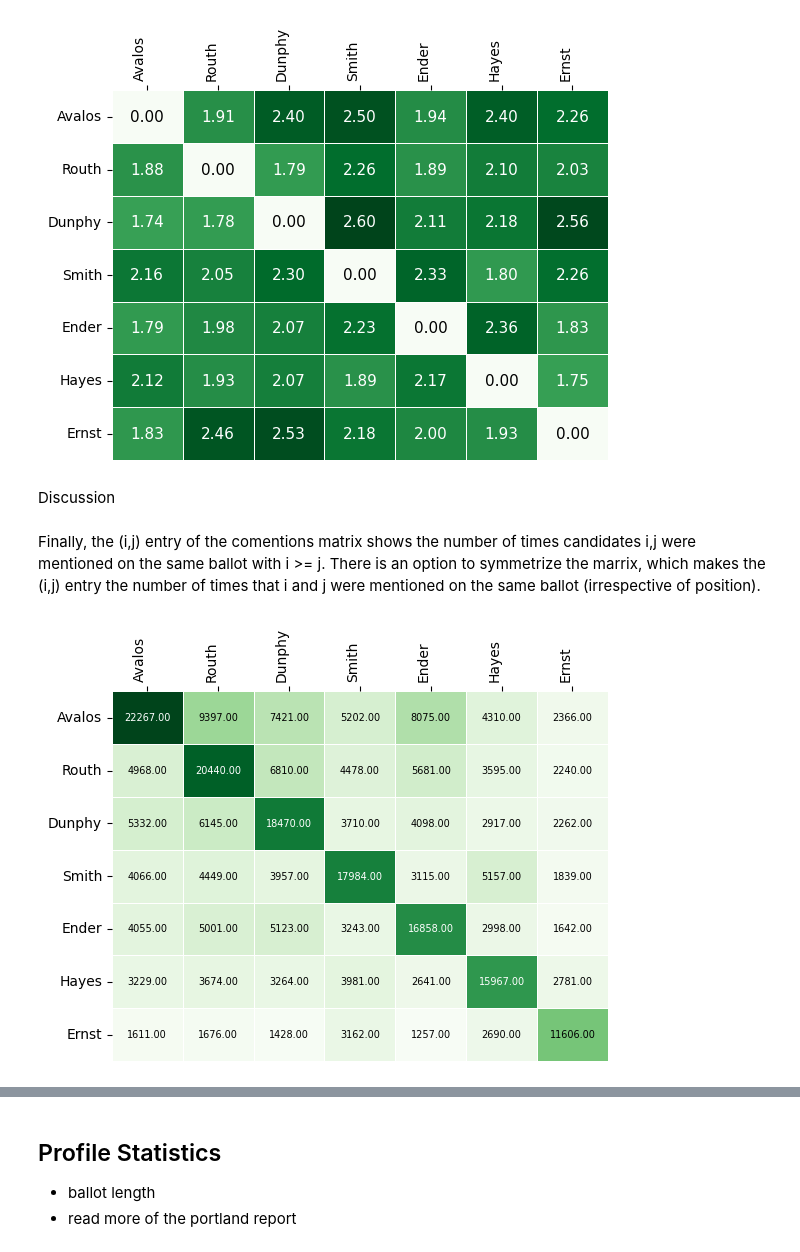
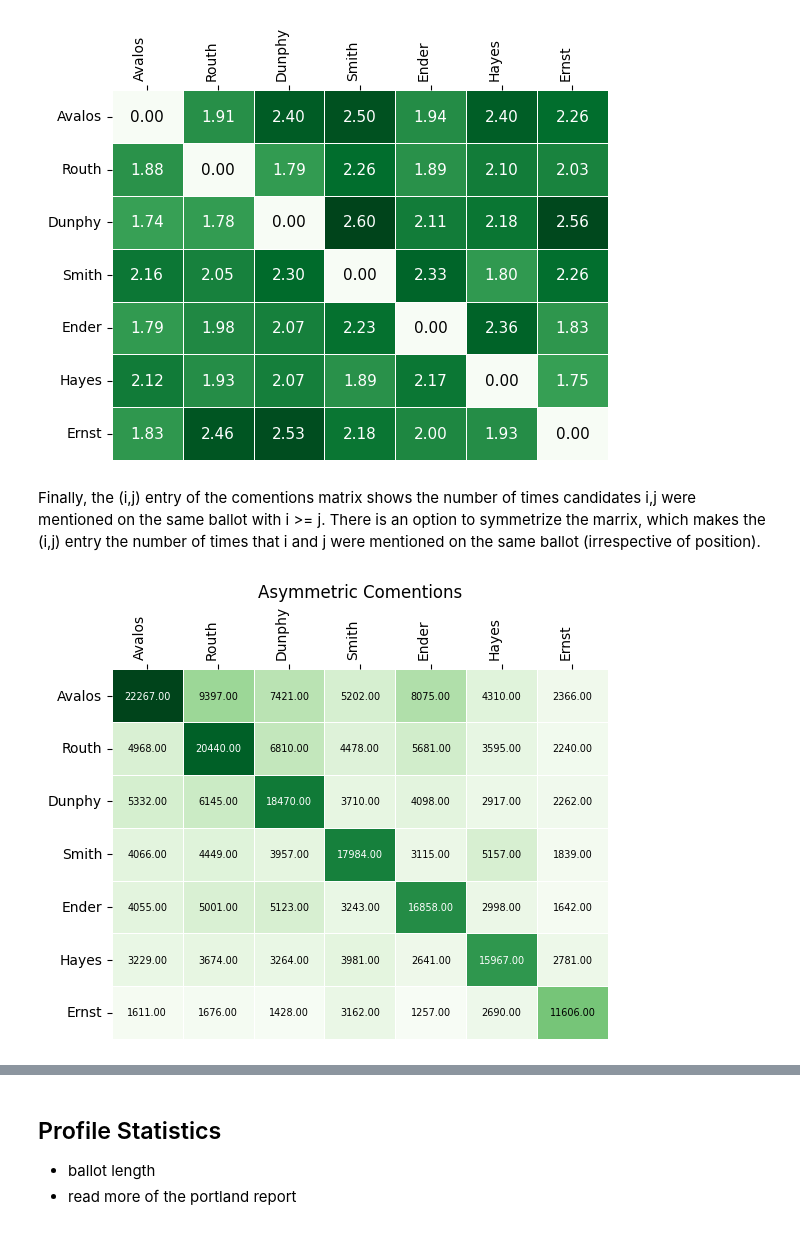
Before and after one commit to mggg/VoteKit, a Jupyter notebook: notebooks/7_portland_case_study.ipynb, the cells around one changed output, grey strips where cells are left out. Drawn from its saved outputs; the diff is of its cells as text; code cells hidden in the pictures.

```diff
--- a/notebooks/7_portland_case_study.ipynb
+++ b/notebooks/7_portland_case_study.ipynb
@@ -172,18 +242,19 @@ ax  = matrix_heatmap(cdm, row_labels=last_names_viable,
                         column_label_rotation = 90)
 # %% [output]
 [figure]
-# %% [markdown]
-Discussion
 # %% [markdown]
 Finally, the (i,j) entry of the comentions matrix shows the number of times candidates i,j were mentioned on the same ballot with i >= j. There is an option to symmetrize the marrix, which makes the (i,j) entry the number of times that i and j were mentioned on the same ballot (irrespective of position).
 # %%
 cmm_asym  = comentions_matrix(profile, candidates = viable_cands)
 ax  = matrix_heatmap(cmm_asym, row_labels=last_names_viable,
                         column_labels=last_names_viable,
                         row_label_rotation = 0,
                         column_label_rotation = 90)
+
+plt.title("Asymmetric Comentions")
+plt.show()
 # %% [output]
-[figure, old version]
+[figure, new version]
 # %%
 cmm_sym  = comentions_matrix(profile, candidates = viable_cands, symmetric=True)
 ax  = matrix_heatmap(cmm_sym, row_labels=last_names_viable,
```
Also changed, not shown: parts of 39 cells of this notebook.
